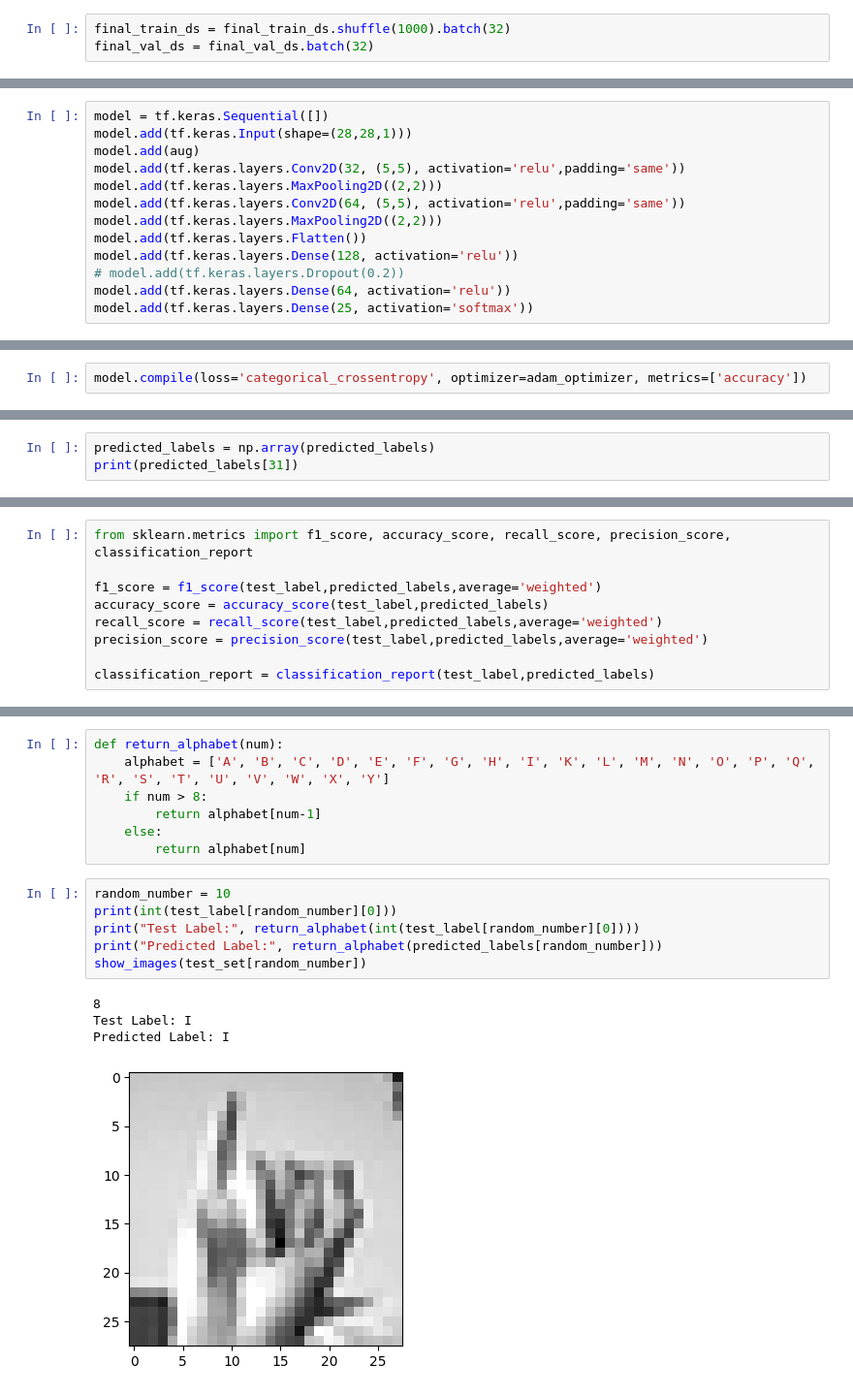
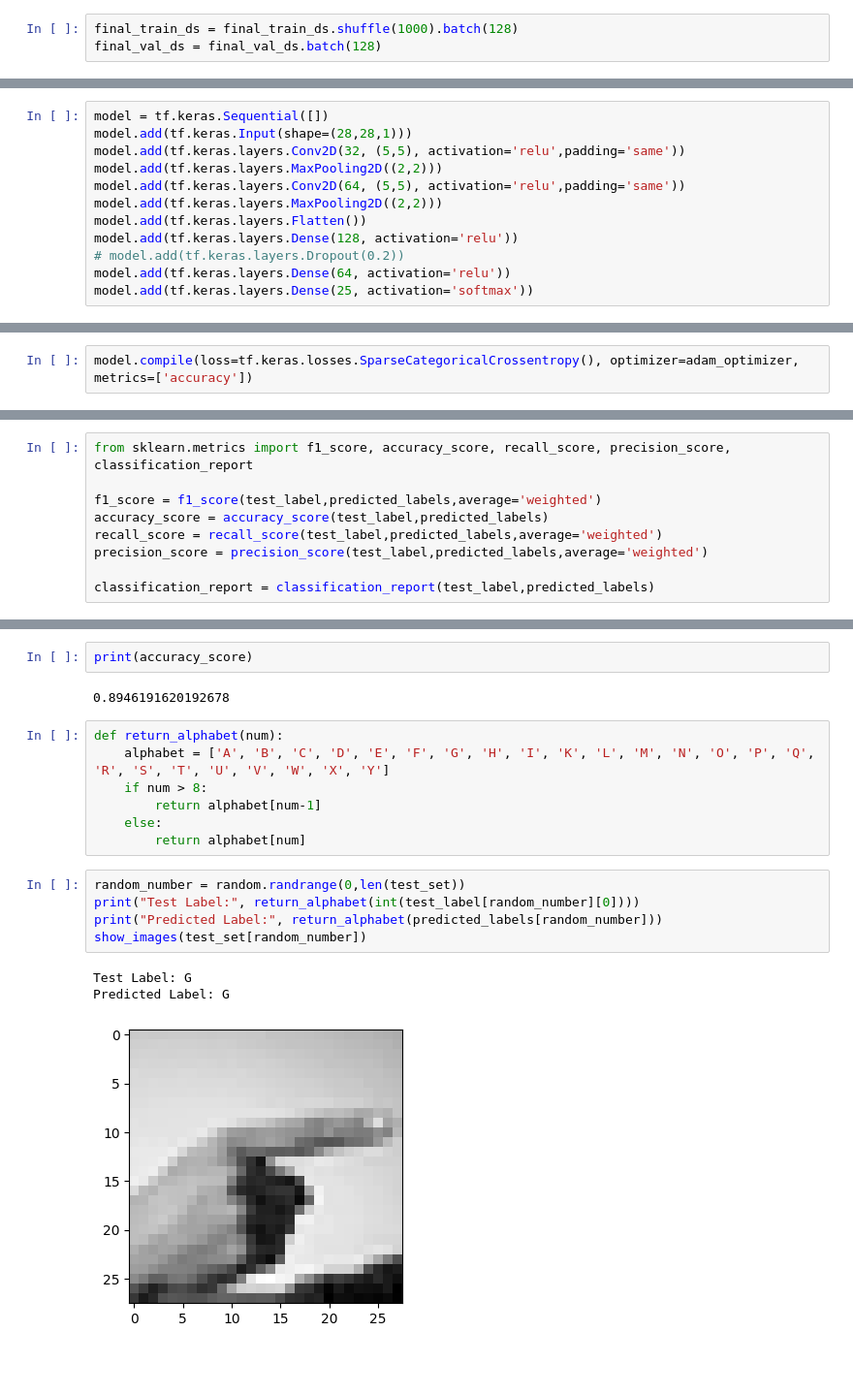
Before and after one commit to DuyAnh628/cnn_mnist, a Jupyter notebook: cnn.ipynb, the cells around one changed output, grey strips where cells are left out. Shown at 97% size. Drawn from its saved outputs; the diff is of its cells as text; blank space fills up the shorter version.

Commit message:
vgg model and delete augmentation

```diff
--- a/cnn.ipynb
+++ b/cnn.ipynb
@@ -80,8 +74,8 @@ test_ds = tf.data.Dataset.from_tensor_slices((test_set, test_label))
 # %%
 final_train_ds, final_val_ds = tf.keras.utils.split_dataset(train_ds, left_size=0.8)
 # %%
-final_train_ds = final_train_ds.shuffle(1000).batch(32)
-final_val_ds = final_val_ds.batch(32)
+final_train_ds = final_train_ds.shuffle(1000).batch(128)
+final_val_ds = final_val_ds.batch(128)
 # %%
 aug = tf.keras.Sequential([
     tf.keras.layers.RandomRotation(0.2),
@@ -90,7 +84,6 @@ aug = tf.keras.Sequential([
 # %%
 model = tf.keras.Sequential([])
 model.add(tf.keras.Input(shape=(28,28,1)))
-model.add(aug)
 model.add(tf.keras.layers.Conv2D(32, (5,5), activation='relu',padding='same'))
 model.add(tf.keras.layers.MaxPooling2D((2,2)))
 model.add(tf.keras.layers.Conv2D(64, (5,5), activation='relu',padding='same'))
@@ -103,7 +96,7 @@ model.add(tf.keras.layers.Dense(25, activation='softmax'))
 # %%
 adam_optimizer = tf.keras.optimizers.Adam(learning_rate=0.001)
 # %%
-model.compile(loss='categorical_crossentropy', optimizer=adam_optimizer, metrics=['accuracy'])
+model.compile(loss=tf.keras.losses.SparseCategoricalCrossentropy(), optimizer=adam_optimizer, metrics=['accuracy'])
 # %% [output]
 WARNING:tensorflow:TensorFlow GPU support is not available on native Windows for TensorFlow >= 2.11. Even if CUDA/cuDNN are installed, GPU will not be used. Please use WSL2 or the TensorFlow-DirectML  ...
 # %%
@@ -165,6 +158,3 @@ prediction = model.predict(test_set)
 predicted_labels = []
 for i in range(0,len(test)):
     predicted_labels.append(np.argmax(prediction[i]))
-# %%
-predicted_labels = np.array(predicted_labels)
-print(predicted_labels[31])
@@ -225,3 +184,7 @@ print(precision_score)
+# %%
+print(accuracy_score)
+# %% [output]
+0.8946191620192678
 # %%
 def return_alphabet(num):
     alphabet = ['A', 'B', 'C', 'D', 'E', 'F', 'G', 'H', 'I', 'K', 'L', 'M', 'N', 'O', 'P', 'Q', 'R', 'S', 'T', 'U', 'V', 'W', 'X', 'Y']
@@ -230,13 +193,11 @@ def return_alphabet(num):
     else:
         return alphabet[num]
 # %%
-random_number = 10
-print(int(test_label[random_number][0]))
+random_number = random.randrange(0,len(test_set))
 print("Test Label:", return_alphabet(int(test_label[random_number][0])))
 print("Predicted Label:", return_alphabet(predicted_labels[random_number]))
 show_images(test_set[random_number])
 # %% [output]
-8
-Test Label: I
-Predicted Label: I
+Test Label: G
+Predicted Label: G
-[figure, old version]
+[figure, new version]
```
Also changed, not shown: parts of 25 cells of this notebook.
